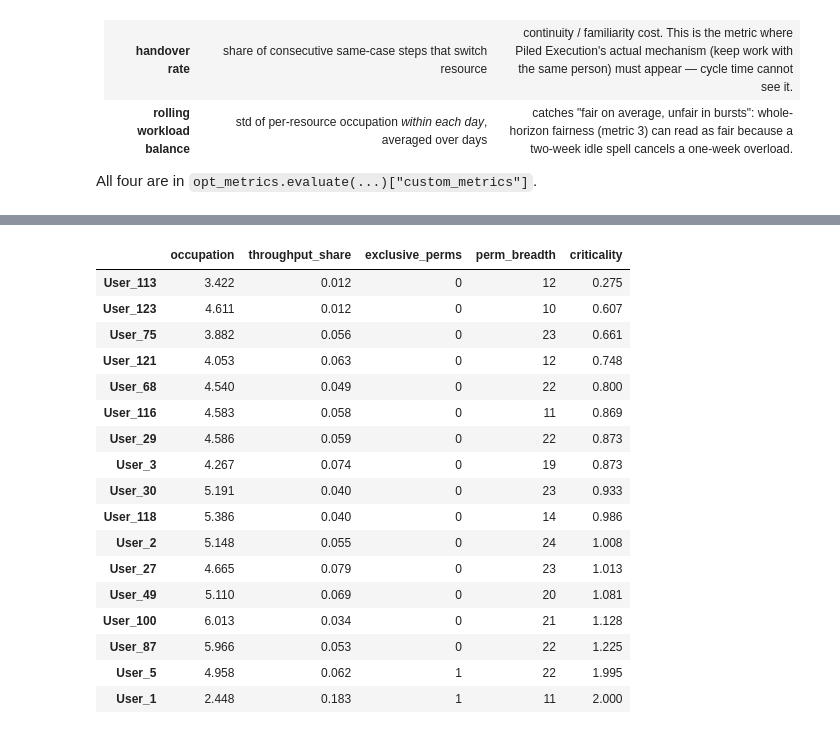
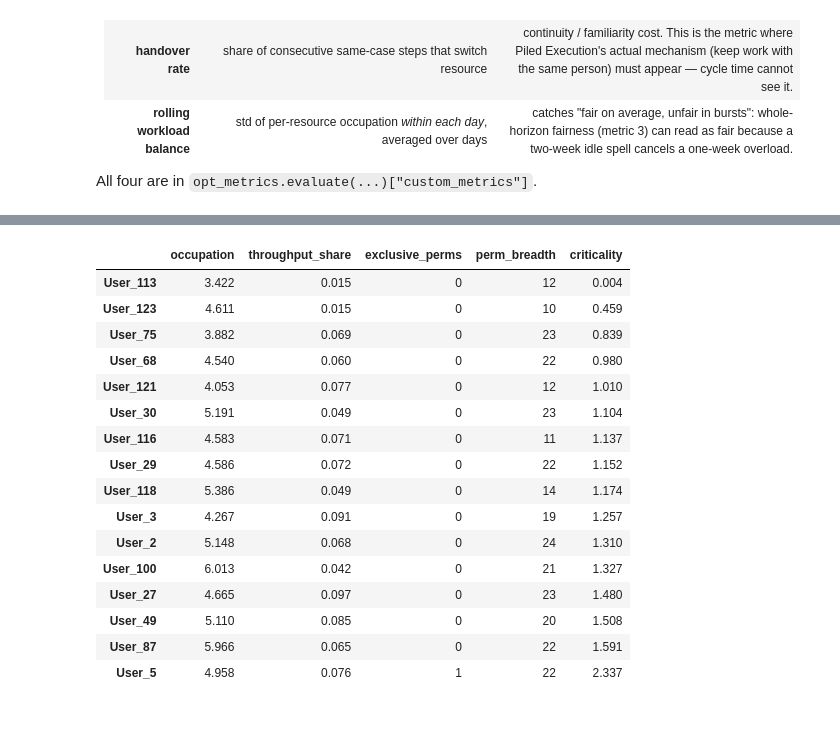
Before and after one commit to ophdn/bpic17-process-mining-group-assignment, a Jupyter notebook: notebooks/04_evaluation.ipynb, the cells around one changed output, grey strips where cells are left out. Drawn from its saved outputs; the diff is of its cells as text; code cells hidden in the pictures.

```diff
--- a/notebooks/04_evaluation.ipynb
+++ b/notebooks/04_evaluation.ipynb
@@ -31,6 +33,7 @@ import matplotlib.pyplot as plt
 import scripts.run_experiments as R
 import scripts.opt_metrics as om
 from simulation.components.resource import RESOURCE_PERMISSIONS
+from analysis.availability import YearlyAvailability
 
 # Match the house style of the 01/02 notebooks without the seaborn dependency.
 BLUE, RED, GREY = "#4a6fa5", "#c0392b", "#7f8c8d"
@@ -42,6 +45,21 @@ plt.rcParams.update({
 pd.set_option("display.float_format", lambda v: f"{v:,.3f}")
 
 DAY = 86400.0
-print(f"{len(RESOURCE_PERMISSIONS)} human resources, "
-      f"{len({a for acts in RESOURCE_PERMISSIONS.values() for a in acts})} activities in the permission map")
+
+# --- Human staff vs automation (reuse Johannes's Section 1.6 "Decision 4") ---
+# Johannes showed one account breaches the structural weekday-coverage ceiling
+# and has NO working calendar: it is an automated system account, not a person.
+# We reuse that finding *data-drivenly* rather than hardcoding a name -- a
+# simulated resource with no weekly working window in the §1.6 calendar is
+# automation. Only human staff can be "fired" and only human load is a
+# meaningful fairness/occupation signal, so the resource-centric metrics and
+# the whole management question below are restricted to HUMANS. The automation
+# still runs in the process, so cycle time / completions / customer milestones
+# keep every case.
+_CAL = YearlyAvailability.from_json("../models/availability_model.json")
+HUMANS    = {r for r in RESOURCE_PERMISSIONS if r in _CAL.weekly.windows}
+AUTOMATED = set(RESOURCE_PERMISSIONS) - HUMANS
+print(f"{len(RESOURCE_PERMISSIONS)} simulated resources = "
+      f"{len(HUMANS)} human staff + {len(AUTOMATED)} automated {sorted(AUTOMATED)}")
+print(f"{len({a for acts in RESOURCE_PERMISSIONS.values() for a in acts})} activities in the permission map")
 # %% [output]
@@ -69,8 +88,12 @@ SEEDS   = list(range(1, 9))
 DAYS    = 21
 POLICIES = ["random", "piled", "kbatch1", "kbatch5", "kbatch10"]
 
-def run_policy(policy, seeds=SEEDS, days=DAYS, excluded=None):
+def run_policy(policy, seeds=SEEDS, days=DAYS, excluded=None, subset=None):
     # Run one policy across seeds; return list of full metric dicts (+ the df).
+    # resource-centric metrics are restricted to `subset` (default: HUMANS);
+    # for a leave-N-out run pass the SURVIVING humans so occupation/fairness
+    # describe the people still employed, not the ones we just removed.
+    subset = HUMANS if subset is None else subset
     out = []
     for s in seeds:
         df, meta = R.run_once(policy, s, days, "normal", True, "basic", "visit",
@@ -79,7 +102,8 @@ def run_policy(policy, seeds=SEEDS, days=DAYS, excluded=None):
             continue
         m = om.evaluate(df, arrival_times=meta["arrival_times"],
                         availability_seconds=meta["availability_seconds"],
-                        completed_case_ids=meta["completed_case_ids"])
+                        completed_case_ids=meta["completed_case_ids"],
+                        resource_subset=subset)
         m["_seed"] = s
         m["_df"] = df
         out.append(m)
@@ -93,5 +117,5 @@ def ci95(x):
 
 print("Runner ready. Settings:",
       f"{len(POLICIES)} policies x {len(SEEDS)} seeds x {DAYS} days = "
-      f"{len(POLICIES)*len(SEEDS)} simulations.")
+      f"{len(POLICIES)*len(SEEDS)} simulations. Resource metrics over {len(HUMANS)} human staff.")
 # %% [output]
@@ -299,55 +325,59 @@ A resource is *safe to fire* when removing it barely moves the metrics. Three si
 # %%
-# --- Signal 2: exclusive permissions (structural, seed-free) ---
+# --- Signal 2: exclusive permissions -- activities a resource is the SOLE
+#     permitted owner of. Computed over ALL resources so that an activity only
+#     the automation can do (A_Submitted -> User_1) is correctly NOT credited to
+#     any human; among humans only User_5 is a sole owner (W_Personal Loan
+#     collection). We then keep human staff only as fire candidates.
 who_can = {}
 for res, acts in RESOURCE_PERMISSIONS.items():
     for a in acts:
         who_can.setdefault(a, set()).add(res)
 exclusive_count = {r: 0 for r in RESOURCE_PERMISSIONS}
 for a, holders in who_can.items():
     if len(holders) == 1:
         exclusive_count[next(iter(holders))] += 1
 
-# --- Signals 1 & 3: occupation + throughput share, averaged over the baseline seeds ---
+# --- Signals 1 & 3: occupation + throughput share, HUMAN staff only ---
+# occupation per_resource is already human-only (evaluate got resource_subset=HUMANS).
 occ_by_res = pd.DataFrame([m["occupation"]["per_resource"] for m in results["random"]]).mean()
 
 share_frames = []
 for m in results["random"]:
     inst = om.paired_instances(m["_df"])
-    inst = inst[inst["resource"].notna() & (inst["resource"] != "")]
+    inst = inst[inst["resource"].isin(HUMANS)]      # human staff only
     share_frames.append(inst["resource"].value_counts(normalize=True))
 throughput_share = pd.concat(share_frames, axis=1).mean(axis=1).fillna(0.0)
 
 crit = pd.DataFrame({
     "occupation": occ_by_res,
     "throughput_share": throughput_share,
     "exclusive_perms": pd.Series(exclusive_count),
     "perm_breadth": pd.Series({r: len(a) for r, a in RESOURCE_PERMISSIONS.items()}),
-}).fillna(0.0)
+}).reindex(sorted(HUMANS)).fillna(0.0)               # candidates = human staff only
 
 # Composite criticality: high occupation OR any exclusive permission OR high throughput = critical.
 # Normalise the two continuous signals to [0,1]; exclusive perms is a hard flag worth a full point each.
 def _norm(s): return (s - s.min()) / (s.max() - s.min() + 1e-9)
 crit["criticality"] = (_norm(crit["occupation"]) + _norm(crit["throughput_share"])
                        + crit["exclusive_perms"])
 crit = crit.sort_values("criticality")
 crit.round(3)
 # %% [output]
 |  | occupation | throughput_share | exclusive_perms | perm_breadth | criticality |
-| User_113 | 3.422 | 0.012 | 0 | 12 | 0.275 |
-| User_123 | 4.611 | 0.012 | 0 | 10 | 0.607 |
-| User_75 | 3.882 | 0.056 | 0 | 23 | 0.661 |
-| User_121 | 4.053 | 0.063 | 0 | 12 | 0.748 |
-| User_68 | 4.540 | 0.049 | 0 | 22 | 0.800 |
-| User_116 | 4.583 | 0.058 | 0 | 11 | 0.869 |
-| User_29 | 4.586 | 0.059 | 0 | 22 | 0.873 |
-| User_3 | 4.267 | 0.074 | 0 | 19 | 0.873 |
-| User_30 | 5.191 | 0.040 | 0 | 23 | 0.933 |
-| User_118 | 5.386 | 0.040 | 0 | 14 | 0.986 |
-| User_2 | 5.148 | 0.055 | 0 | 24 | 1.008 |
-| User_27 | 4.665 | 0.079 | 0 | 23 | 1.013 |
-| User_49 | 5.110 | 0.069 | 0 | 20 | 1.081 |
-| User_100 | 6.013 | 0.034 | 0 | 21 | 1.128 |
-| User_87 | 5.966 | 0.053 | 0 | 22 | 1.225 |
-| User_5 | 4.958 | 0.062 | 1 | 22 | 1.995 |
-| User_1 | 2.448 | 0.183 | 1 | 11 | 2.000 |
+| User_113 | 3.422 | 0.015 | 0 | 12 | 0.004 |
+| User_123 | 4.611 | 0.015 | 0 | 10 | 0.459 |
+| User_75 | 3.882 | 0.069 | 0 | 23 | 0.839 |
+| User_68 | 4.540 | 0.060 | 0 | 22 | 0.980 |
+| User_121 | 4.053 | 0.077 | 0 | 12 | 1.010 |
+| User_30 | 5.191 | 0.049 | 0 | 23 | 1.104 |
+| User_116 | 4.583 | 0.071 | 0 | 11 | 1.137 |
+| User_29 | 4.586 | 0.072 | 0 | 22 | 1.152 |
+| User_118 | 5.386 | 0.049 | 0 | 14 | 1.174 |
+| User_3 | 4.267 | 0.091 | 0 | 19 | 1.257 |
+| User_2 | 5.148 | 0.068 | 0 | 24 | 1.310 |
+| User_100 | 6.013 | 0.042 | 0 | 21 | 1.327 |
+| User_27 | 4.665 | 0.097 | 0 | 23 | 1.480 |
+| User_49 | 5.110 | 0.085 | 0 | 20 | 1.508 |
+| User_87 | 5.966 | 0.065 | 0 | 22 | 1.591 |
+| User_5 | 4.958 | 0.076 | 1 | 22 | 2.337 |
 # %% [markdown]
```
Also changed, not shown: parts of 20 cells of this notebook, 1 other file.
